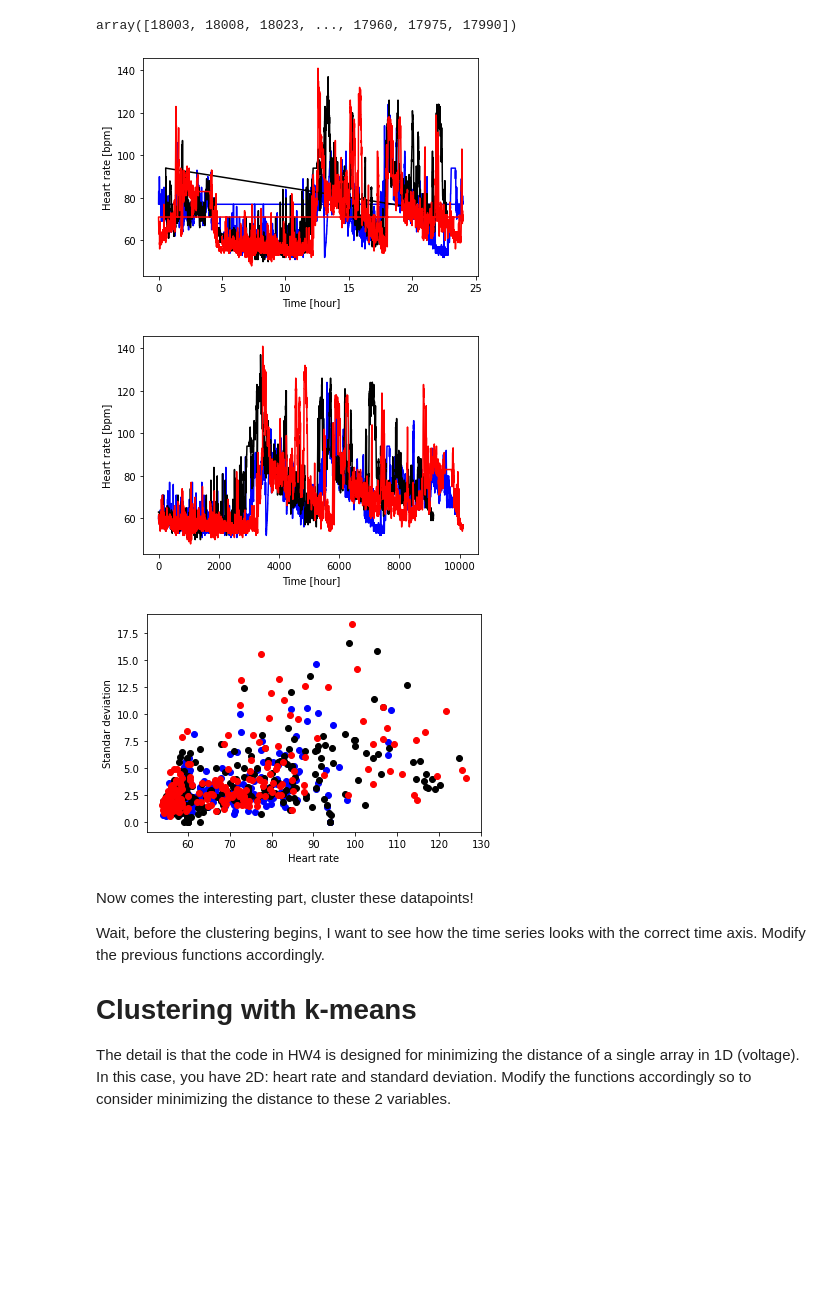
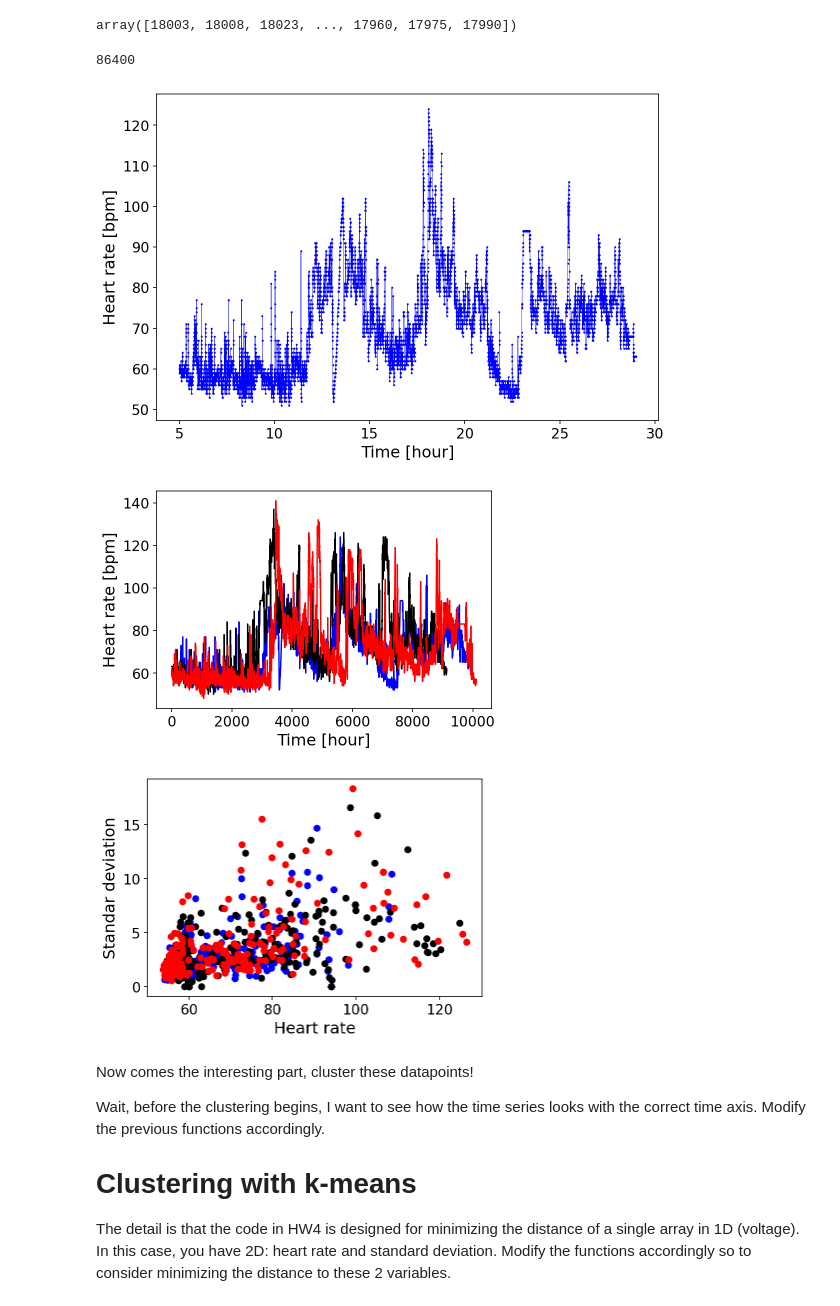
Before and after one commit to DanidelRio/Heart, a Jupyter notebook: json_analysis.ipynb, the cells around one changed output. Drawn from its saved outputs; the diff is of its cells as text; code cells hidden in the pictures; blank space fills up the shorter version.

```diff
--- a/json_analysis.ipynb
+++ b/json_analysis.ipynb
@@ -4,6 +6,13 @@ import random
 import pandas as pd
 import numpy as np
 import matplotlib.pyplot as plt
+# %%
+# commands to create high-resolution figures with large labels
+%config InlineBackend.figure_formats = {'png', 'retina'}
+plt.rcParams['axes.labelsize'] = 16 # fontsize for figure labels
+plt.rcParams['axes.titlesize'] = 18 # fontsize for figure titles
+plt.rcParams['font.size'] = 14 # fontsize for figure numbers
+plt.rcParams['lines.linewidth'] = 1.4 # line width for plotting
 # %%
 # https://hackanons.com/2020/12/python-extract-data-from-json-file.html
 def open_file(file):
@@ -187,3 +216,11 @@ Maybe you could generate a big array concatenating multiple arrays. And then sep
 seconds_31_8
 # %% [output]
 array([18003, 18008, 18023, ..., 17960, 17975, 17990])
+# %%
+print(24*3600)
+# %% [output]
+86400
+# %%
+for i in range(len(seconds_31_8)):
+    if i > 7899:
+        seconds_31_8[i] = seconds_31_8[i] + 86400 # BEcause it actually corresponds to the next day
@@ -190,12 +229,13 @@ array([18003, 18008, 18023, ..., 17960, 17975, 17990])
 # %%
-plt.plot(seconds_31_8/3600, heart_frequency_31_8, c="b")
-plt.plot(seconds_01_9/3600, heart_frequency_01_9, c="k")
-plt.plot(seconds_02_9/3600, heart_frequency_02_9, c="r")
+plt.figure(figsize= (9,6))
+plt.plot(seconds_31_8/3600, heart_frequency_31_8, c="b", marker=".", linewidth=0.4, markersize=2)
+# plt.plot(seconds_01_9/3600, heart_frequency_01_9, c="k")
+# plt.plot(seconds_02_9/3600, heart_frequency_02_9, c="r")
 plt.xlabel("Time [hour]")
 plt.ylabel("Heart rate [bpm]")
 plt.show()
 # %% [output]
-[figure, old version]
+[figure, new version]
 # %%
 plt.plot(heart_frequency_31_8, c="b")
 plt.plot(heart_frequency_01_9, c="k")
@@ -204,7 +244,7 @@ plt.xlabel("Time [hour]")
 plt.ylabel("Heart rate [bpm]")
 plt.show()
 # %% [output]
-[figure, old version]
+[figure, new version]
 # %%
 means_31_8, stdevs_31_8 = obtain_data("heart_rate-2021-08-31.json")
 means_01_9, stdevs_01_9 = obtain_data("heart_rate-2021-09-01.json")
@@ -217,7 +257,7 @@ plt.xlabel("Heart rate")
 plt.ylabel("Standar deviation") # Heart rate variability
 plt.show()
 # %% [output]
-[figure, old version]
+[figure, new version]
 # %% [markdown]
 Now comes the interesting part, cluster these datapoints!
 
```
Also changed, not shown: parts of 23 cells of this notebook.
